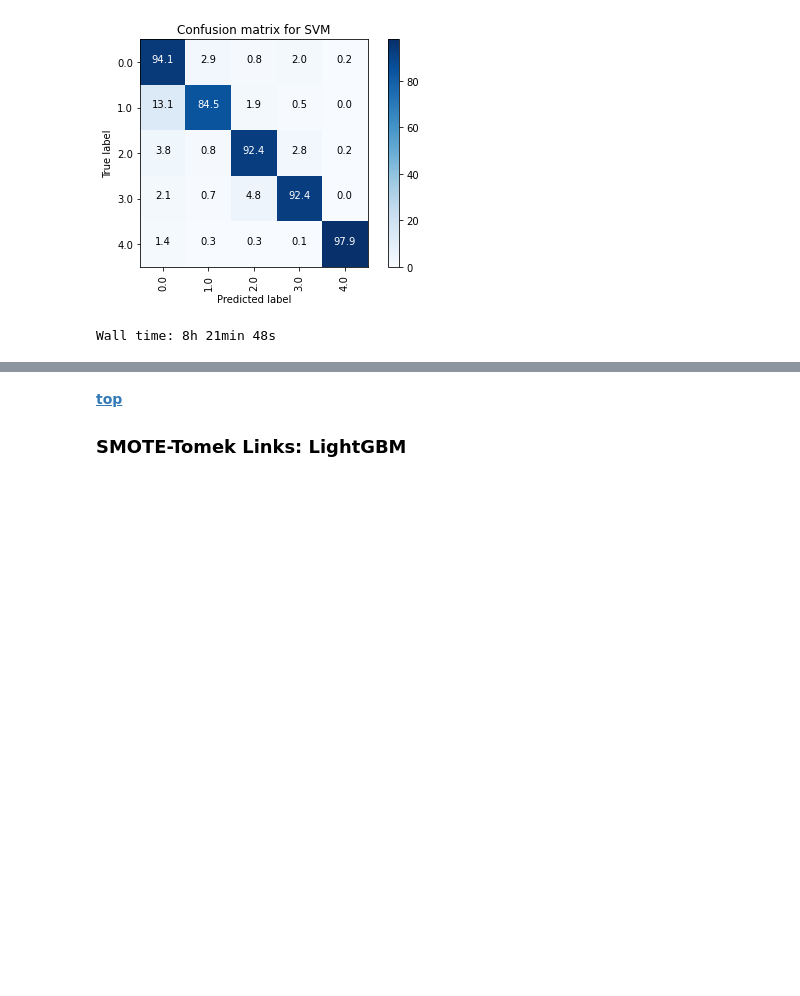
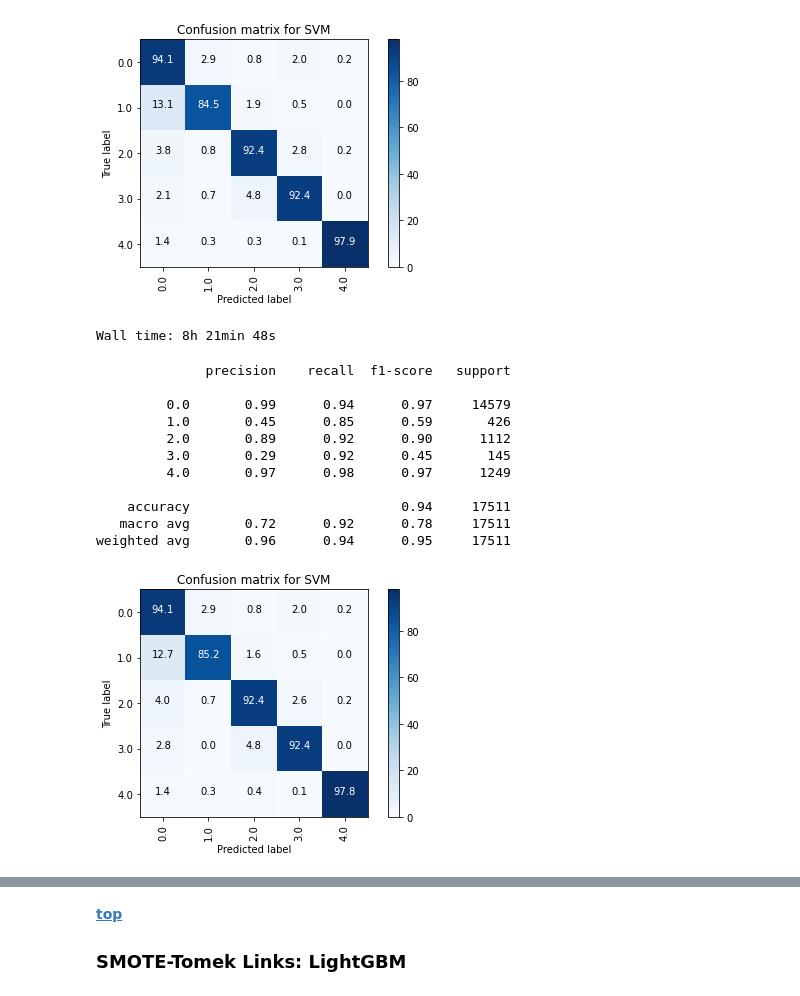
Before and after one commit to nastiag67/ecgn, a Jupyter notebook: README.ipynb, the cells around one changed output, grey strips where cells are left out. Saved outputs shown, nothing was run; the diff lists cells and outputs as text; code cells hidden in the pictures; blank space fills up the shorter version.

```diff
--- a/README.ipynb
+++ b/README.ipynb
@@ -842,3 +842,19 @@ Accuracy on train data: 0.9651
 Accuracy on test data: 0.94
 [figure]
 Wall time: 8h 21min 48s
+# %%
+# check the metrics on testing dataset
+mt.metrics_report(model_svm, 'SVM', X_val, y_val, y_train, data='validation')
+# %% [output]
+              precision    recall  f1-score   support
+
+         0.0       0.99      0.94      0.97     14579
+         1.0       0.45      0.85      0.59       426
+         2.0       0.89      0.92      0.90      1112
+         3.0       0.29      0.92      0.45       145
+         4.0       0.97      0.98      0.97      1249
+
+    accuracy                           0.94     17511
+   macro avg       0.72      0.92      0.78     17511
+weighted avg       0.96      0.94      0.95     17511
+[figure, added]
```
Also changed, not shown: parts of 20 cells of this notebook, 18 other files.
